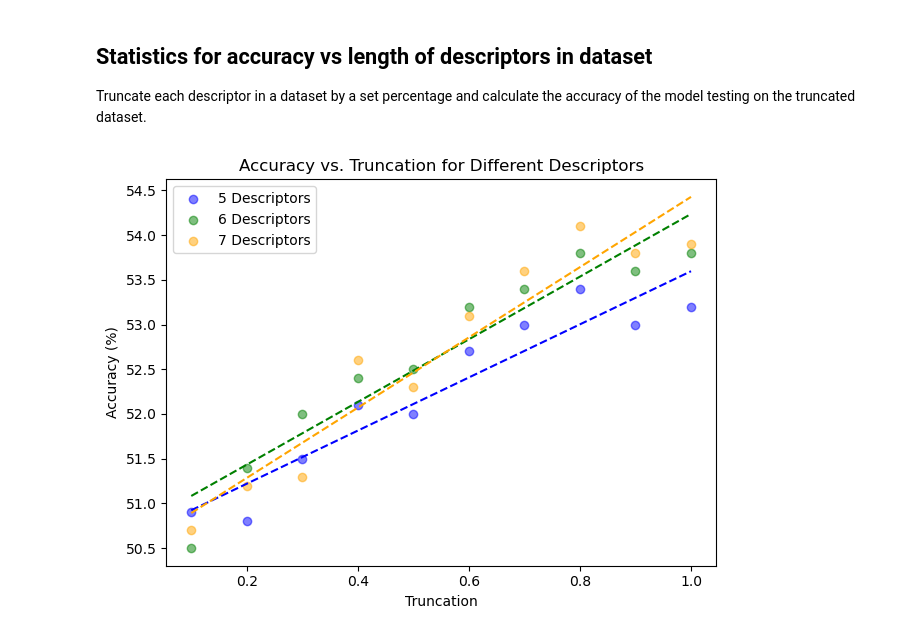
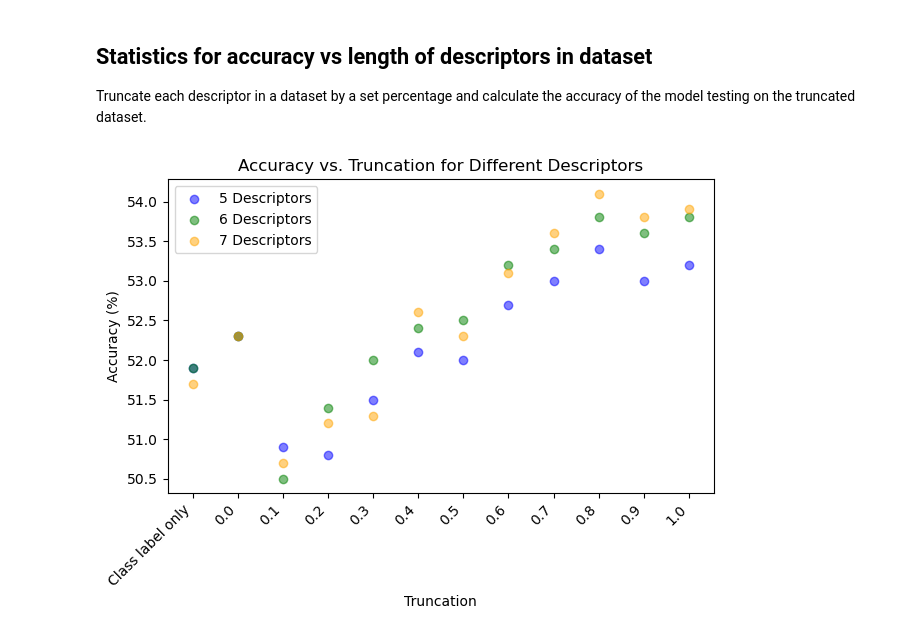
Before and after one commit to LukeHeffAI/DCLIP2, a Jupyter notebook: json_editing.ipynb, the cells around one changed output. Cells and saved outputs as stored; diff of their text form; code cells hidden in the pictures.

```diff
--- a/json_editing.ipynb
+++ b/json_editing.ipynb
@@ -155,31 +155,31 @@ Truncate each descriptor in a dataset by a set percentage and calculate the accu
 # %%
 import numpy as np
 import matplotlib.pyplot as plt
 
 descriptor_count_vs_truncation_dict = {
-    "5 Descriptors": [50.9, 50.8, 51.5, 52.1, 52.0, 52.7, 53.0, 53.4, 53.0, 53.2],
-    "6 Descriptors": [50.5, 51.4, 52.0, 52.4, 52.5, 53.2, 53.4, 53.8, 53.6, 53.8],
-    "7 Descriptors": [50.7, 51.2, 51.3, 52.6, 52.3, 53.1, 53.6, 54.1, 53.8, 53.9]
+    "5 Descriptors": [51.9, 52.3, 50.9, 50.8, 51.5, 52.1, 52.0, 52.7, 53.0, 53.4, 53.0, 53.2],
+    "6 Descriptors": [51.9, 52.3, 50.5, 51.4, 52.0, 52.4, 52.5, 53.2, 53.4, 53.8, 53.6, 53.8],
+    "7 Descriptors": [51.7, 52.3, 50.7, 51.2, 51.3, 52.6, 52.3, 53.1, 53.6, 54.1, 53.8, 53.9]
 }
 
-x = np.linspace(0.1, 1.0, 10)
+# Create x-axis labels
+x = ["Class label only"] + list(np.round(np.linspace(0, 1.0, 11), 1))
 
 fig, ax = plt.subplots()
 
 colors = ['blue', 'green', 'orange']
 
 for (label, values), color in zip(descriptor_count_vs_truncation_dict.items(), colors):
-    ax.scatter(x, values, color=color, alpha=0.5, label=label)
-    z = np.polyfit(x, values, 1)
-    p = np.poly1d(z)
-    ax.plot(x, p(x), color=color, linestyle='dashed')
+    ax.scatter(range(1, len(values) + 1), values, color=color, alpha=0.5, label=label)
 
+ax.set_xticks(range(1, len(x) + 1))
+ax.set_xticklabels(x, rotation=45, ha='right')
 ax.set_xlabel('Truncation')
 ax.set_ylabel('Accuracy (%)')
 ax.set_title('Accuracy vs. Truncation for Different Descriptors')
 ax.legend()
 
 plt.tight_layout()
 plt.show()
 # %% [output]
-[figure, old version]
+[figure, new version]
```
